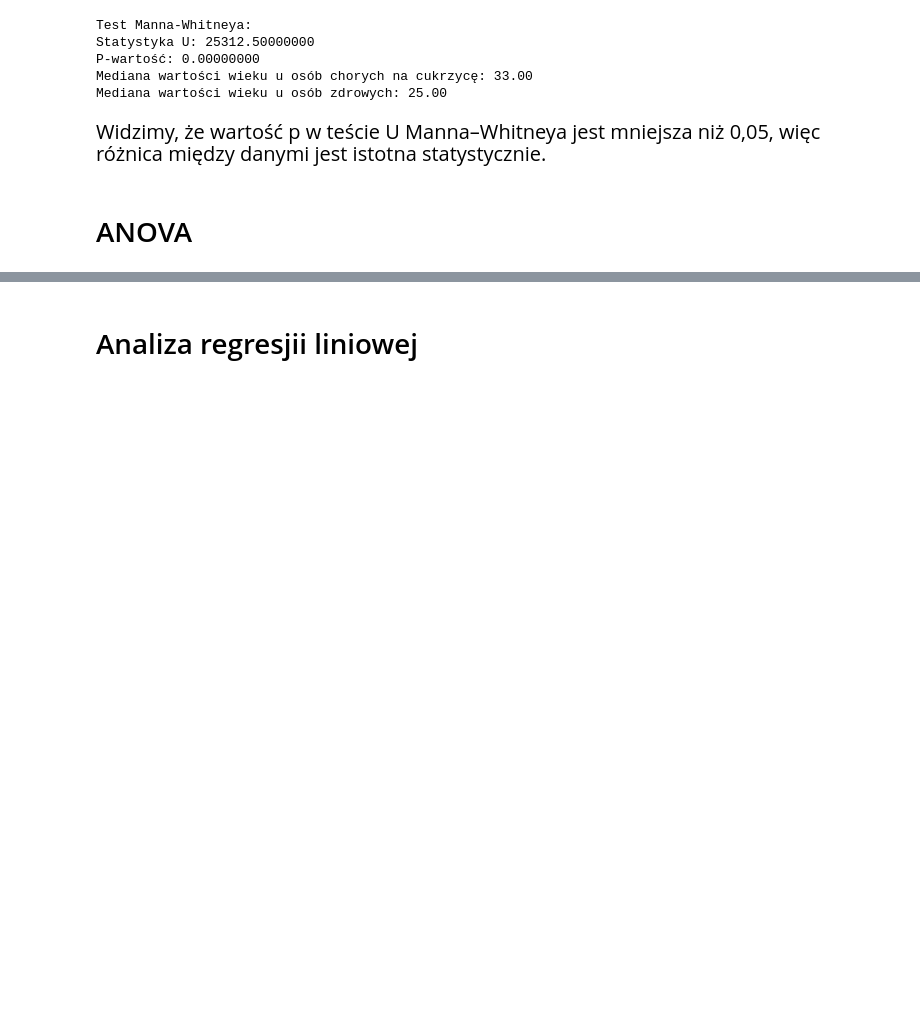
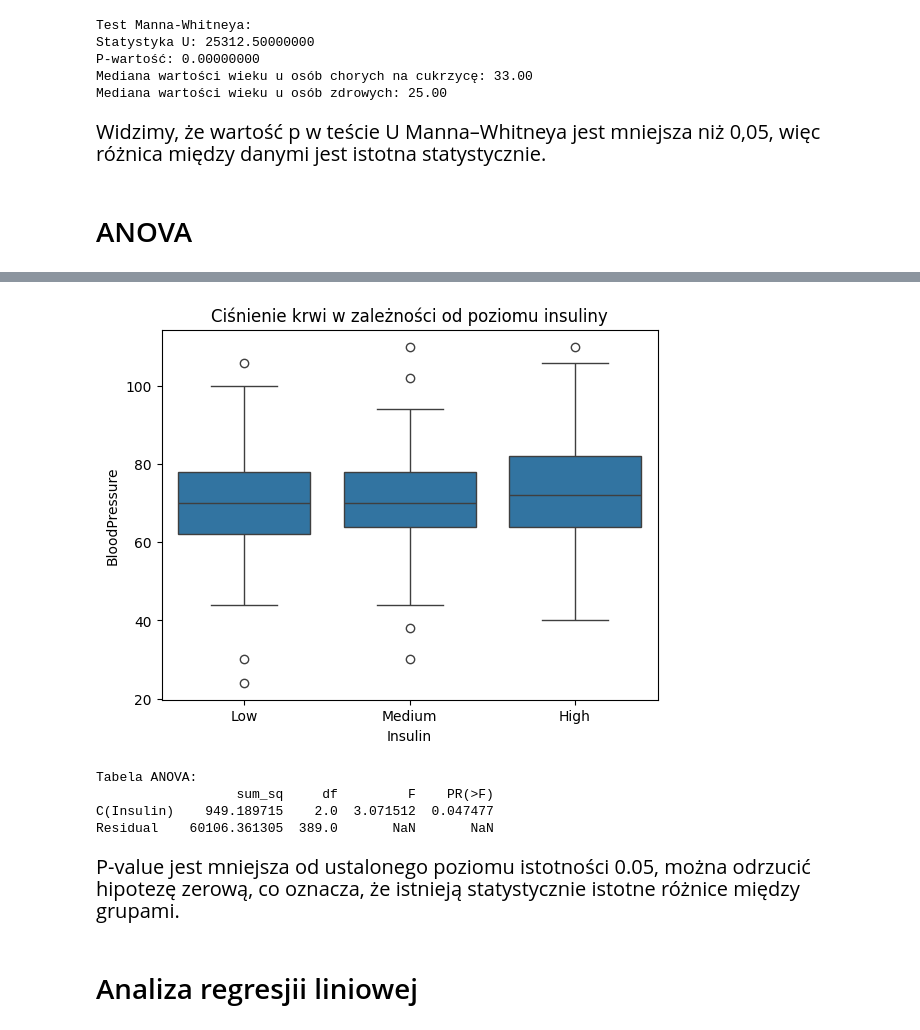
Before and after one commit to Gipsonek123/Projekt-statystyczna_analiza_danych, a Jupyter notebook: Projekt - statystyczna analiza danych.ipynb, the cells around one changed output, grey strips where cells are left out. Drawn from its saved outputs; the diff is of its cells as text; code cells hidden in the pictures; blank space fills up the shorter version.

```diff
--- a/Projekt - statystyczna analiza danych.ipynb
+++ b/Projekt - statystyczna analiza danych.ipynb
@@ -392,0 +397,16 @@ Widzimy, że wartość p w teście U Manna–Whitneya jest mniejsza niż 0,05, w
+# %%
+def split_dataframe_by_column(df, column_index):
+    # Sortowanie DataFrame na podstawie wartości w wybranej kolumnie
+    df_sorted = df.sort_values(by=df.columns[column_index]).reset_index(drop=True)
+
+    # Obliczanie punktów podziału
+    total_rows = len(df_sorted)
+    split_33 = total_rows // 3
+    split_66 = 2 * split_33
+
+    # Tworzenie grup
+    group_1 = df_sorted.iloc[:split_33]
+    group_2 = df_sorted.iloc[split_33:split_66]
+    group_3 = df_sorted.iloc[split_66:]
+
+    return group_1, group_2, group_3
@@ -393,3 +499,28 @@ Widzimy, że wartość p w teście U Manna–Whitneya jest mniejsza niż 0,05, w
+# %%
+# Wykres boxplot
+sns.boxplot(x='Insulin', y='BloodPressure', data=df_anova, order=['Low','Medium','High'])
+plt.title('Ciśnienie krwi w zależności od poziomu insuliny')
+plt.show()
+# %% [output]
+[figure, added]
+# %%
+# Dopasowanie modelu ANOVA
+model = ols('BloodPressure ~ C(Insulin)', data=df_anova).fit()
+
+# Przeprowadzenie analizy ANOVA
+anova_table = sm.stats.anova_lm(model, typ=2)
+
+print('Tabela ANOVA:')
+print(anova_table)
+# %% [output]
+Tabela ANOVA:
+                  sum_sq     df         F    PR(>F)
+C(Insulin)    949.189715    2.0  3.071512  0.047477
+Residual    60106.361305  389.0       NaN       NaN
+# %% [markdown]
+<p style="font-size:20px;">
+P-value jest mniejsza od ustalonego poziomu istotności 0.05, można odrzucić hipotezę zerową, co oznacza, że istnieją statystycznie istotne różnice między grupami.
+</p>
 # %% [markdown]
 # Analiza regresjii liniowej
 # %%
```
Also changed, not shown: parts of 9 cells of this notebook.
